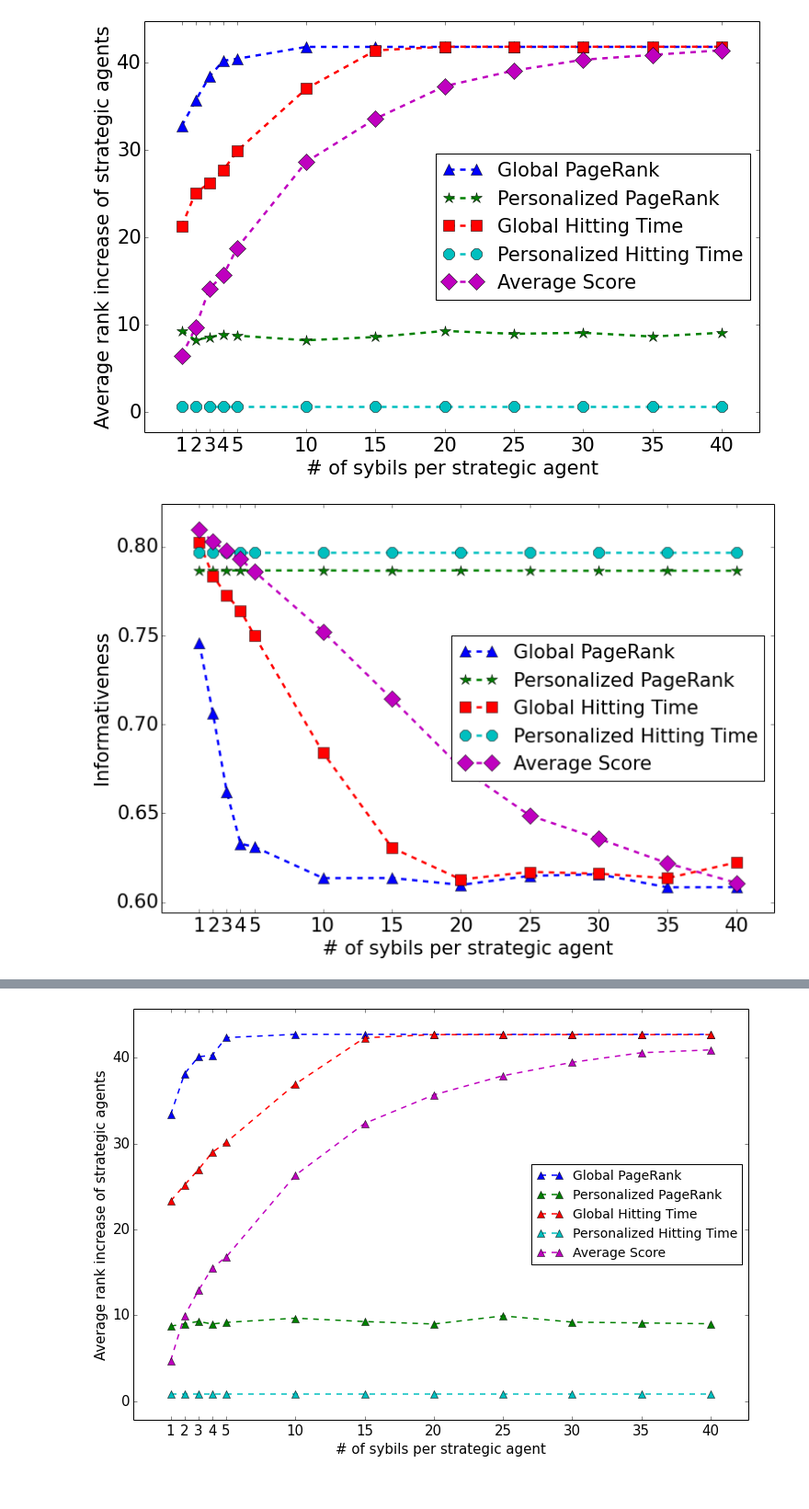
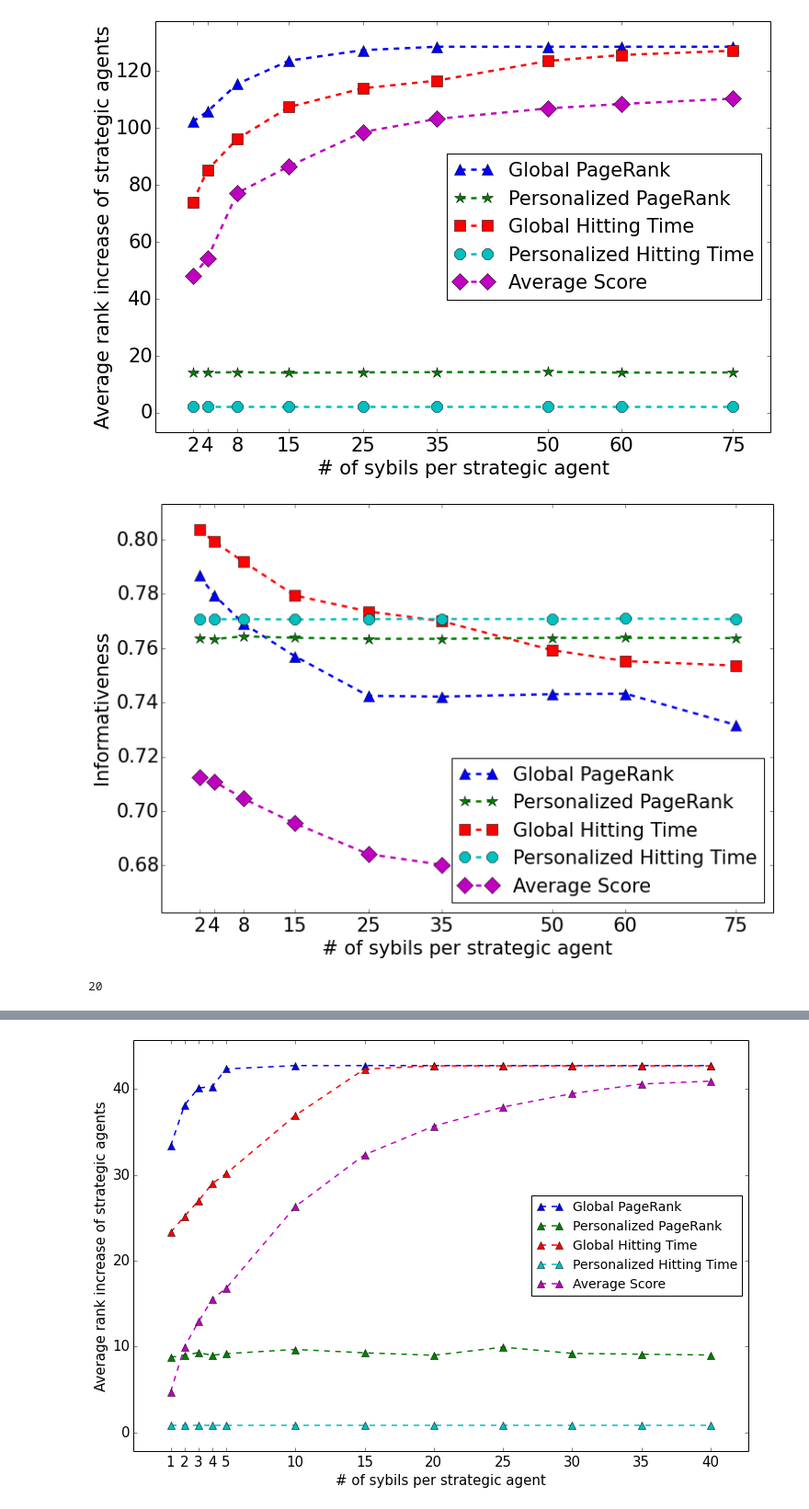
Before and after one commit to branliu0/transitive-trust-models, a Jupyter notebook: notebooks/2015-08-04 Eff & Avg Rank Change, Fixed % strategic, varying # of sybils.ipynb, the cells around one changed output, grey strips where cells are left out. Shown at 92% size. Cells and saved outputs as stored; diff of their text form; code cells hidden in the pictures.

```diff
--- a/notebooks/2015-08-04 Eff & Avg Rank Change, Fixed % strategic, varying # of sybils.ipynb
+++ b/notebooks/2015-08-04 Eff & Avg Rank Change, Fixed % strategic, varying # of sybils.ipynb
@@ -167,15 +167,18 @@ def one_compute_mechanism(args):
 start = time.time()
 
 # Basic things
-ITERS = 3
-NODES = 100
-EDGES = 20
+ITERS = 1
+NODES = 250
+EDGES = 5
 EDGE_ITERS = 8
 graphs = [TrustGraph(NODES, 'uniform', 'cluster', EDGES, 'sample', EDGE_ITERS) for _ in xrange(ITERS)]
-sybil_pcts = [0.01, 0.02, 0.03, 0.04, 0.05, 0.1, 0.15, 0.2, 0.25, 0.3, 0.35, 0.4]
+# sybil_pcts = [1.0 * x / NODES for x in [0, 1, 2, 3, 4, 5, 10, 15, 20, 25, 30, 35, 40, 45, 50]]
+sybil_pcts = [1.0 * x / NODES for x in [2, 4, 8, 15, 25, 35, 50, 60, 75]]
+# sybil_pcts = [0.01, 0.02, 0.03, 0.04, 0.05, 0.1, 0.15, 0.2, 0.25, 0.3, 0.35, 0.4]
 # sybil_pcts = np.hstack([np.arange(0, 0.1, 0.01), np.arange(0.1, 0.72, 0.02)]).tolist()
 # sybil_pcts = [0.04, 0.08, 0.12, 0.16, 0.2, 0.24, 0.28, 0.32, 0.36, 0.4, 0.44, 0.48, 0.52, 0.56, 0.6]
-strategic_num = int(0.2 * NODES)
+# strategic_num = int(0.2 * NODES)
+strategic_num = 10
 
 # args = [[[g, i, m[5], True, False] for g in graphs] for i, m in enumerate(MECHANISMS)]
 args = [[[[g, i, sybil_pct, strategic_num] for g in graphs] for sybil_pct in sybil_pcts] for i, m in enumerate(MECHANISMS)]
@@ -183,7 +186,7 @@ flattened_args = [val for arr2 in args for arr in arr2 for val in arr]
 results = None
 results = one_compute_mechanism.map(flattened_args)
 results = np.array(results).reshape((len(MECHANISMS), len(sybil_pcts), ITERS))
-results_dict = {
+results_dict_250 = {
     'results': results,
     'args': args,
     'iters': ITERS,
@@ -243,10 +246,19 @@ def plot_results(d):
 
     # Plot rank changes
 
+    plots = []
+
     for i, (_, name, _) in enumerate(MECHANISMS):
-        plt.plot(xs, rcs[i, :], '--' + MARKERS[i], label=name)
+        p, = plt.plot(xs, rcs[i, :], '--' + MARKERS[i], label=name)
+        plots.append(p)
 
-    plt.legend(loc='best')
+    # Special fix for specific case: split the legend up into 3 and 2 lines each
+    names = [x[1] for x in MECHANISMS]
+    legend1 = plt.legend(plots[0:2], names[0:2], loc=(0.51, 0.65))
+    plt.gca().add_artist(legend1)
+    legend2 = plt.legend(plots[2:5], names[2:5], loc=(0.47, 0.28))
+
+#     plt.legend(loc='best')
     plt.margins(0.07)
     plt.xticks(xs, xs)
     plt.xlabel('# of sybils per strategic agent')
@@ -268,5 +287,9 @@ def plot_results(d):
 # %%
-plot_results(results_dict)
+plot_results(results_dict_250)
 # %% [output]
-[figure, old version]
+[figure, new version]
-[figure, old version]
+[figure, new version]
+# %%
+results_dict_100['edges']
+# %% [output]
+20
```
Also changed, not shown: parts of 4 cells of this notebook, 2 other files.
